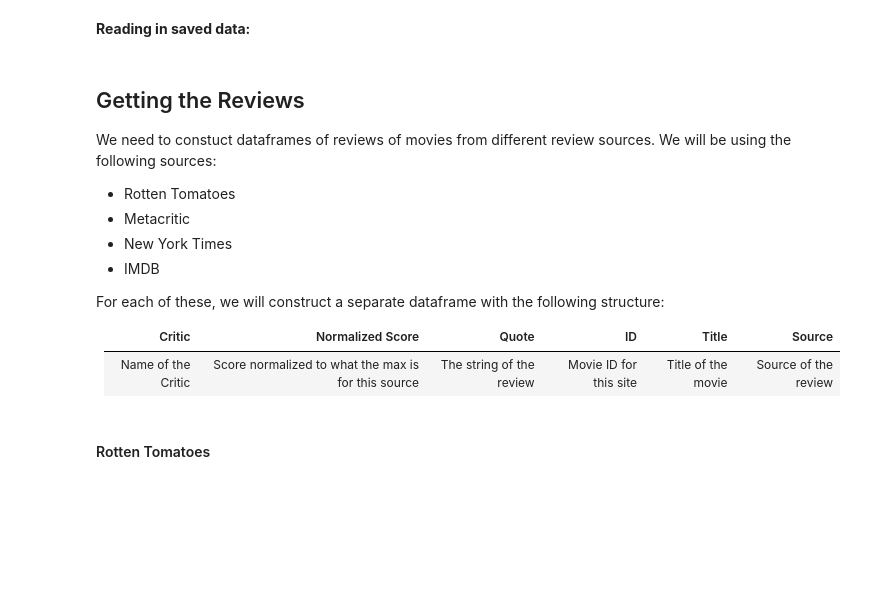
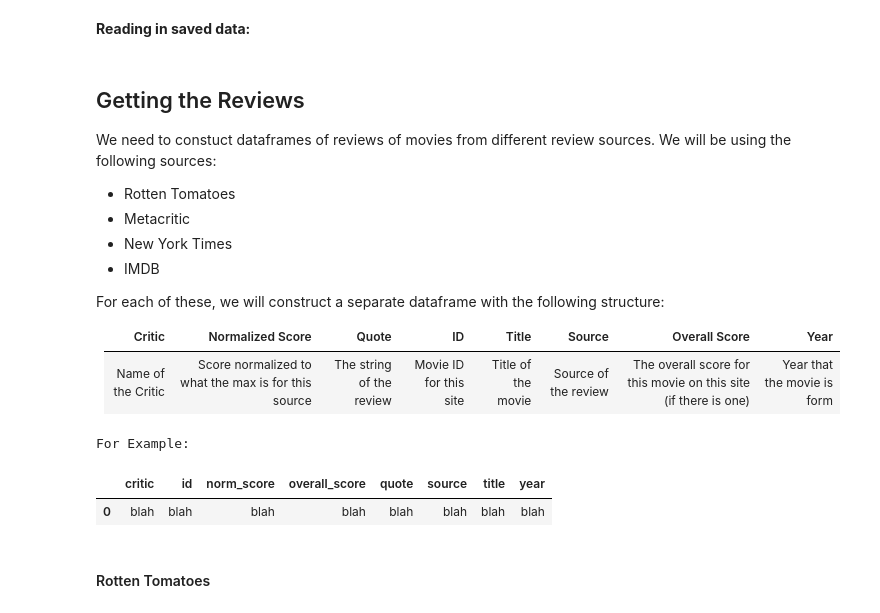
Before and after one commit to rizzomichaelg/cs109-oscars, a Jupyter notebook: process_book.ipynb, the cells around one changed output. Drawn from its saved outputs; the diff is of its cells as text; code cells hidden in the pictures; blank space fills up the shorter version.

```diff
--- a/process_book.ipynb
+++ b/process_book.ipynb
@@ -442,6 +441,8 @@ For each of these, we will construct a separate dataframe with the following str
             <th>ID</th>
             <th>Title</th>
             <th>Source</th>
+            <th>Overall Score</th>
+            <th>Year</th>
         </tr>
     <thead>
     <tbody>
@@ -452,9 +453,18 @@ For each of these, we will construct a separate dataframe with the following str
             <td>Movie ID for this site</td>
             <td>Title of the movie</td>
             <td>Source of the review</td>
+            <td>The overall score for this movie on this site (if there is one)</td>
+            <td>Year that the movie is form</td>
         </tr>
     </tbody>
 </table>
+# %%
+print "For Example:"
+pd.DataFrame({"critic":['blah'],"norm_score":['blah'],"quote":['blah'],"id":['blah'],"title":['blah'],"source":['blah'],"overall_score":['blah'],"year":['blah']}).head()
+# %% [output]
+For Example:
+|  | critic | id | norm_score | overall_score | quote | source | title | year |
+| 0 | blah | blah | blah | blah | blah | blah | blah | blah |
 # %% [markdown]
 #### Rotten Tomatoes
 # %%
```
Also changed, not shown: parts of 17 cells of this notebook, 15 other files.
